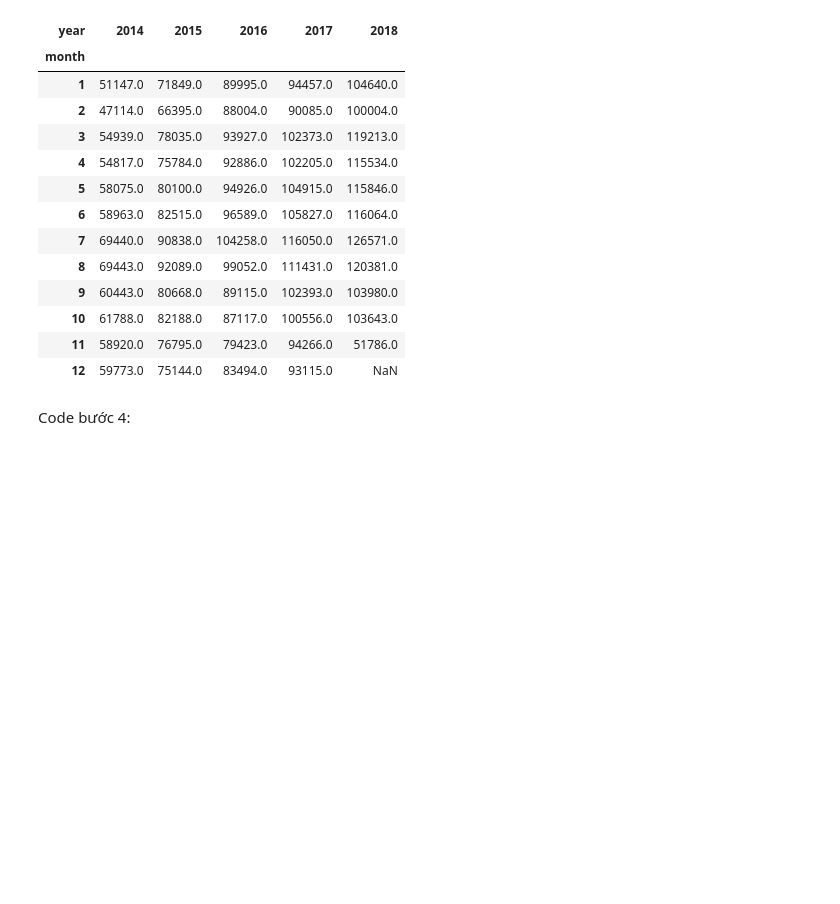
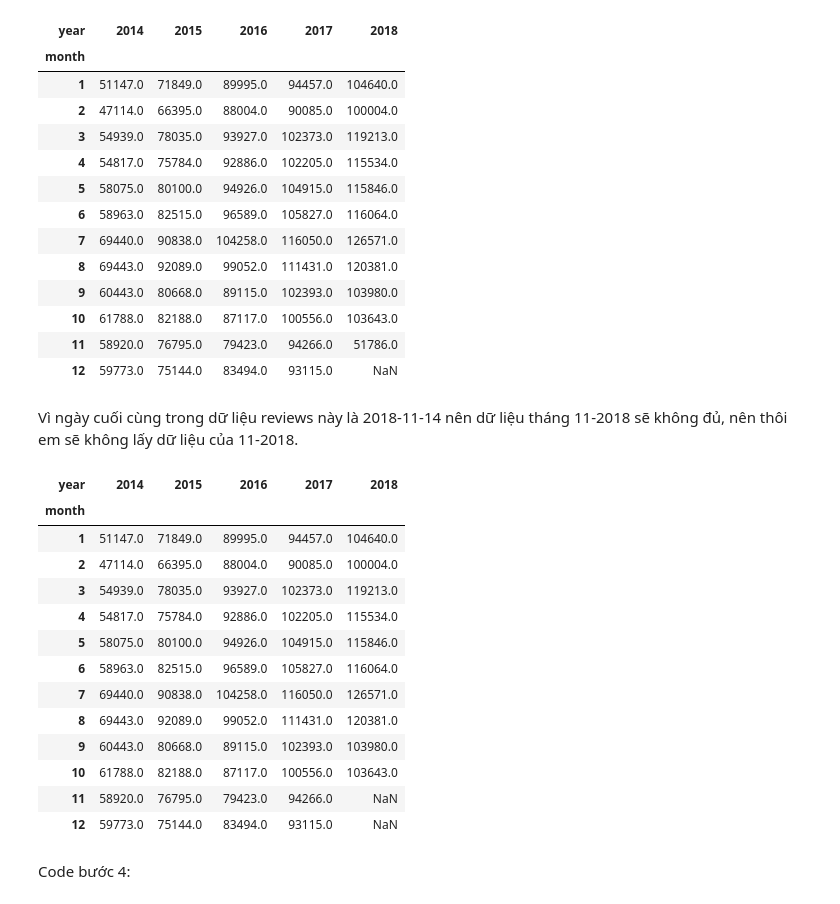
Before and after one commit to nguyenhuands99/p4ds-final-project, a Jupyter notebook: 1712466-NguyenHuuHuan.ipynb, the cells around one changed output. Saved outputs shown, nothing was run; the diff lists cells and outputs as text; code cells hidden in the pictures; blank space fills up the shorter version.

```diff
--- a/1712466-NguyenHuuHuan.ipynb
+++ b/1712466-NguyenHuuHuan.ipynb
@@ -385,6 +377,26 @@ num_reviews_each_month_df
 | 10 | 61788.0 | 82188.0 | 87117.0 | 100556.0 | 103643.0 |
 | 11 | 58920.0 | 76795.0 | 79423.0 | 94266.0 | 51786.0 |
 | 12 | 59773.0 | 75144.0 | 83494.0 | 93115.0 | NaN |
+# %% [markdown]
+Vì ngày cuối cùng trong dữ liệu reviews này là 2018-11-14 nên dữ liệu tháng 11-2018 sẽ không đủ, nên thôi em sẽ không lấy dữ liệu của 11-2018.
+# %%
+num_reviews_each_month_df.loc[11,2018] = np.NaN
+num_reviews_each_month_df
+# %% [output]
+| year | 2014 | 2015 | 2016 | 2017 | 2018 |
+| month |  |  |  |  |  |
+| 1 | 51147.0 | 71849.0 | 89995.0 | 94457.0 | 104640.0 |
+| 2 | 47114.0 | 66395.0 | 88004.0 | 90085.0 | 100004.0 |
+| 3 | 54939.0 | 78035.0 | 93927.0 | 102373.0 | 119213.0 |
+| 4 | 54817.0 | 75784.0 | 92886.0 | 102205.0 | 115534.0 |
+| 5 | 58075.0 | 80100.0 | 94926.0 | 104915.0 | 115846.0 |
+| 6 | 58963.0 | 82515.0 | 96589.0 | 105827.0 | 116064.0 |
+| 7 | 69440.0 | 90838.0 | 104258.0 | 116050.0 | 126571.0 |
+| 8 | 69443.0 | 92089.0 | 99052.0 | 111431.0 | 120381.0 |
+| 9 | 60443.0 | 80668.0 | 89115.0 | 102393.0 | 103980.0 |
+| 10 | 61788.0 | 82188.0 | 87117.0 | 100556.0 | 103643.0 |
+| 11 | 58920.0 | 76795.0 | 79423.0 | 94266.0 | NaN |
+| 12 | 59773.0 | 75144.0 | 83494.0 | 93115.0 | NaN |
 # %% [markdown]
 Code bước 4:
 # %%
```
Also changed, not shown: parts of 23 cells of this notebook.
